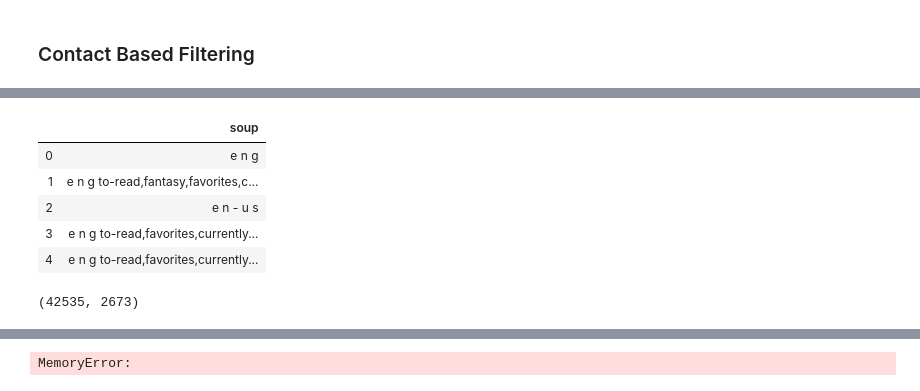
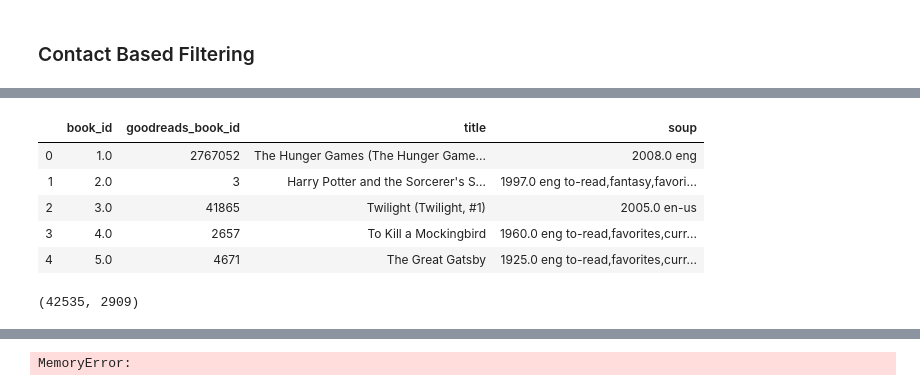
Before and after one commit to Lea1612/AI_Recommender_Systems, a Jupyter notebook: Notebook.ipynb, the cells around one changed output, grey strips where cells are left out. Drawn from its saved outputs; the diff is of its cells as text; code cells hidden in the pictures.

Commit message:
Fixed dataframes to single load, added code to part 3 to make things work

```diff
--- a/Notebook.ipynb
+++ b/Notebook.ipynb
@@ -11,6 +11,6 @@ from sklearn.metrics.pairwise import pairwise_distances, linear_kernel
 # %%
 def read_file_csv(file_name):
-    return pd.read_csv(file_name, low_memory=False, encoding="ISO-8859-1")
+    return pd.read_csv(file_name, encoding="ISO-8859-1")
 
 def weighted_average_rating(counts_df, m, rating_mean_df, rating_all_mean):
     return (counts_df / (counts_df + m)) * rating_mean_df + (m / (counts_df + m)) * rating_all_mean
@@ -425,7 +430,6 @@ bookreads_tags_df = pd.merge(books_tags_df, tags_df, on='tag_id', how='inner')
 groupped_data = bookreads_tags_df.groupby('goodreads_book_id', as_index=False)['tag_name'].transform(lambda x: ','.join(x))
 books_tags_row_df = pd.DataFrame(data={'goodreads_book_id': groupped_data.index.tolist(), 'tag_name': groupped_data['tag_name'].values.tolist()})
 
-b_t_df = pd.merge(tags_df, books_tags_df, on='tag_id', how='inner')
 b_t_df = pd.merge(books_df[['book_id', 'goodreads_book_id', 'title', 'original_publication_year','language_code']], books_tags_row_df, on='goodreads_book_id', how='outer')
 b_t_df['tag_name'] = b_t_df['tag_name'].fillna('')
 
@@ -439,17 +443,13 @@ b_t_df.head()
 | 4 | 5.0 | 4671 | The Great Gatsby | 1925.0 | eng | to-read,favorites,currently-readi... |
 # %%
 def clean_data(x):
-    if isinstance(x, list):
-        return [str.lower(i.replace(" ", "")) for i in x]
-    else:
-        #Check if director exists. If not, return empty string
-        if isinstance(x, str):
-            return str.lower(x.replace(" ", ""))
-        else:
-            return ''
+    x = str(x)
+    return str.lower(x.replace(' ', ''))
 
 
 features = ['original_publication_year', 'language_code', 'tag_name']
 
 for feature in features:
     b_t_df[feature] = b_t_df[feature].apply(clean_data)
+
+b_t_df.head()
@@ -456,28 +463,31 @@ for feature in features:
 # %%
+# def create_soup(x):
+#     return ' '.join(x['original_publication_year']) + ' ' + ' '.join(x['language_code']) + ' ' + x['tag_name']
+
+
 def create_soup(x):
-    return ' '.join(x['original_publication_year']) + ' ' + ' '.join(x['language_code']) + ' ' + x['tag_name']
+    return x['original_publication_year'] + ' ' + x['language_code'] + ' ' + x['tag_name']
+
 
 # Create a new soup feature
 b_t_df['soup'] = b_t_df.apply(create_soup, axis=1)
+b_t_df.drop(['original_publication_year', 'language_code', 'tag_name'], axis=1, inplace=True)
 
-b_t_df[['soup']].head()
+b_t_df.head()
 # %% [output]
-|  | soup |
-| 0 | e n g |
-| 1 | e n g to-read,fantasy,favorites,c... |
-| 2 | e n - u s |
-| 3 | e n g to-read,favorites,currently... |
-| 4 | e n g to-read,favorites,currently... |
+|  | book_id | goodreads_book_id | title | soup |
+| 0 | 1.0 | 2767052 | The Hunger Games (The Hunger Game... | 2008.0 eng |
+| 1 | 2.0 | 3 | Harry Potter and the Sorcerer's S... | 1997.0 eng to-read,fantasy,favori... |
+| 2 | 3.0 | 41865 | Twilight (Twilight, #1) | 2005.0 en-us |
+| 3 | 4.0 | 2657 | To Kill a Mockingbird | 1960.0 eng to-read,favorites,curr... |
+| 4 | 5.0 | 4671 | The Great Gatsby | 1925.0 eng to-read,favorites,curr... |
 # %%
 #Add 7
-# Import CountVectorizer and create the count matrix
-from sklearn.feature_extraction.text import CountVectorizer
-
 count = CountVectorizer(stop_words='english')
 count_matrix = count.fit_transform(b_t_df['soup'])
 print(count_matrix.shape)
 # %% [output]
-(42535, 2673)
+(42535, 2909)
 # %%
 #Add 8
 # Compute the Cosine Similarity matrix based on the count_matrix
```
Also changed, not shown: parts of 20 cells of this notebook.
